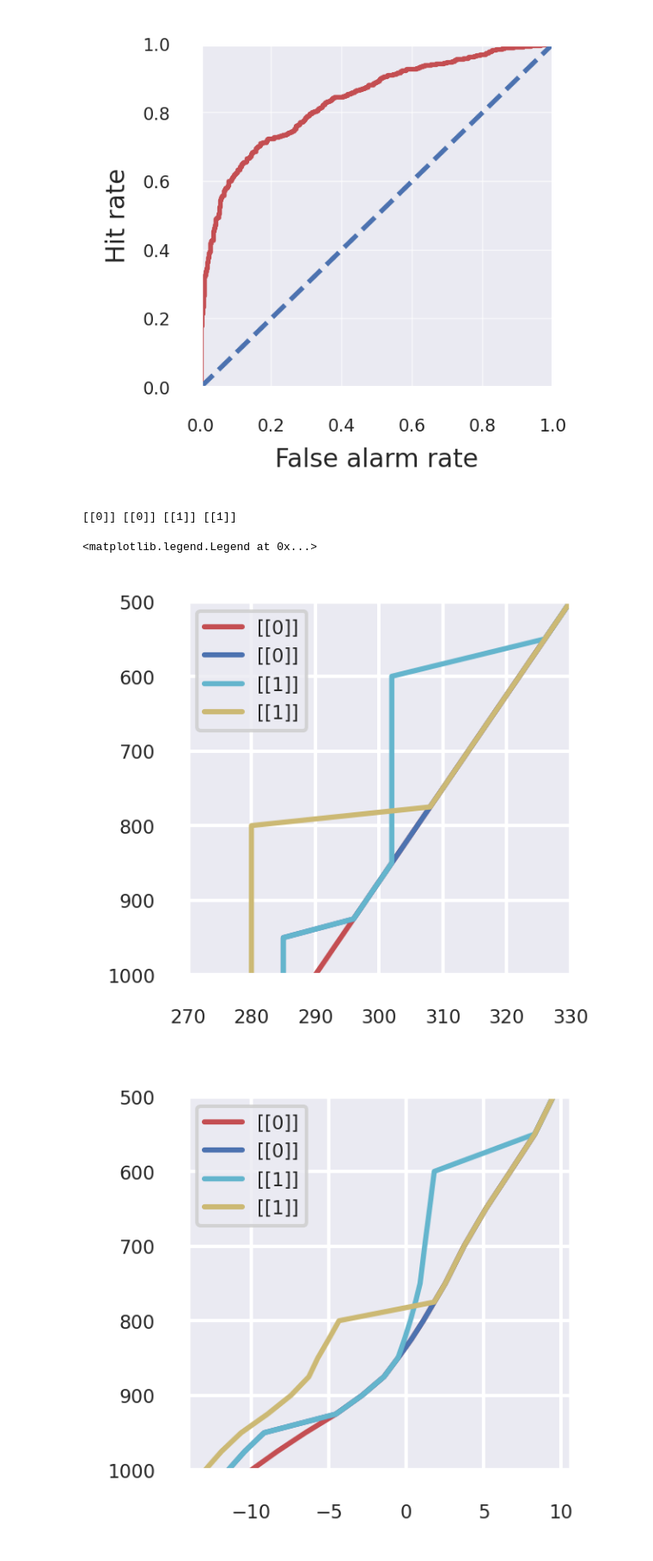
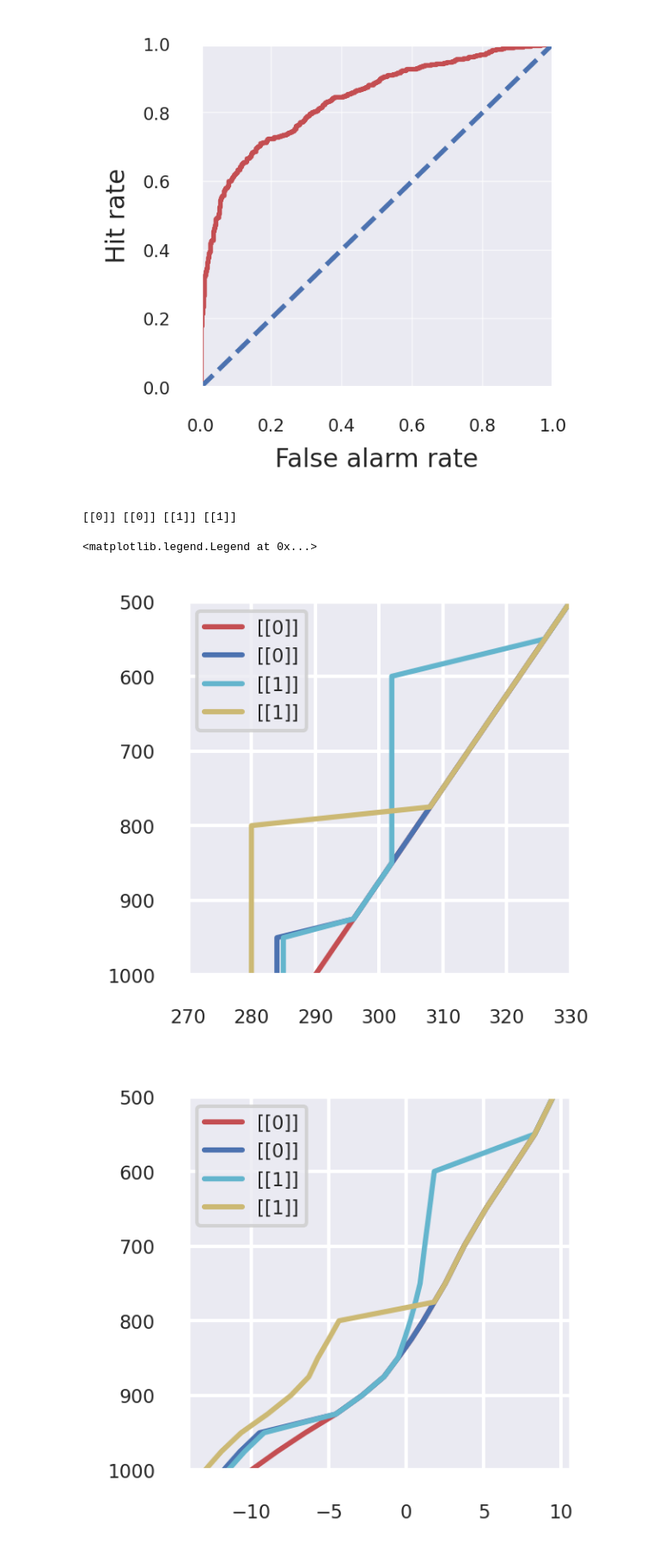
Before and after one commit to HuangJin-De/Machine-Learning-in-Atmospheric-Thermodynamics, a Jupyter notebook: hw03-1/hw03-1.ipynb, the cells around one changed output. Shown at 86% size. Drawn from its saved outputs; the diff is of its cells as text; code cells hidden in the pictures.

```diff
--- a/hw03-1/hw03-1.ipynb
+++ b/hw03-1/hw03-1.ipynb
@@ -291,8 +291,10 @@ xx2=np.copy(xx1)
 xx2[0:3]=285.
 xx3=np.copy(xx2)
 xx3[6:14]=xx3[6]
+xx2[0:3]=284.
 xx4=np.copy(xx1)
 xx4[0:9]=280.
+
 
 xx11=scaler.transform(xx1.reshape(-1,16))
 xx22=scaler.transform(xx2.reshape(-1,16))
@@ -302,32 +304,32 @@ xx44=scaler.transform(xx4.reshape(-1,16))
 yy1=model2(torch.FloatTensor(xx11))
 yy2=model2(torch.FloatTensor(xx22))
 yy3=model2(torch.FloatTensor(xx33))
 yy4=model2(torch.FloatTensor(xx44))
 
 yy1=torch.round(torch.sigmoid(yy1)).detach().numpy().astype(int)
 yy2=torch.round(torch.sigmoid(yy2)).detach().numpy().astype(int)
 yy3=torch.round(torch.sigmoid(yy3)).detach().numpy().astype(int)
 yy4=torch.round(torch.sigmoid(yy4)).detach().numpy().astype(int)
 
 print(yy1,yy2,yy3,yy4)
 
 p=np.array([1000.,975.,950.,925.,900.,875.,850.,825.,800.,775.,750.,700.,650.,600.,550.,500.])
 
 #print(p.shape,xx1.shape)
 
 fig,ax=plt.subplots(figsize=(2,2),dpi=300)
 ax.plot(xx1.reshape(-1),p,'r-',xx2.reshape(-1),p,'b-',xx3.reshape(-1),p,'c-',xx4.reshape(-1),p,'y-')
 ax.set_ylim([1000,500])
 ax.set_xlim([270,330])
 ax.legend([yy1,yy2,yy3,yy4])
 
 fig,ax=plt.subplots(figsize=(2,2),dpi=300)
 ax.plot(xx11.reshape(-1),p,'r-',xx22.reshape(-1),p,'b-',xx33.reshape(-1),p,'c-',xx44.reshape(-1),p,'y-')
 ax.set_ylim([1000,500])
 #ax.set_xlim([280,330])
 ax.legend([yy1,yy2,yy3,yy4])
 # %% [output]
 [[0]] [[0]] [[1]] [[1]]
 <matplotlib.legend.Legend at 0x...>
-[figure, old version]
+[figure, new version]
-[figure, old version]
+[figure, new version]
```
